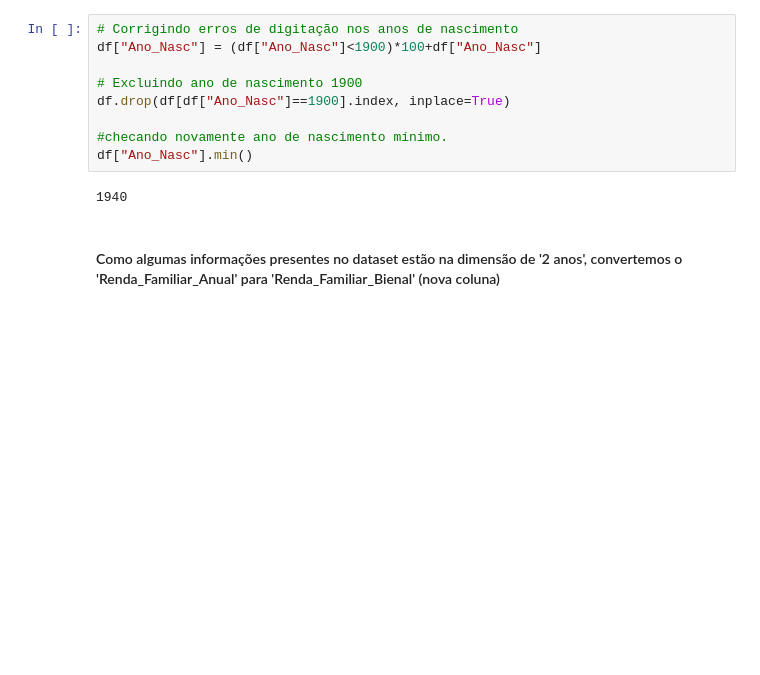
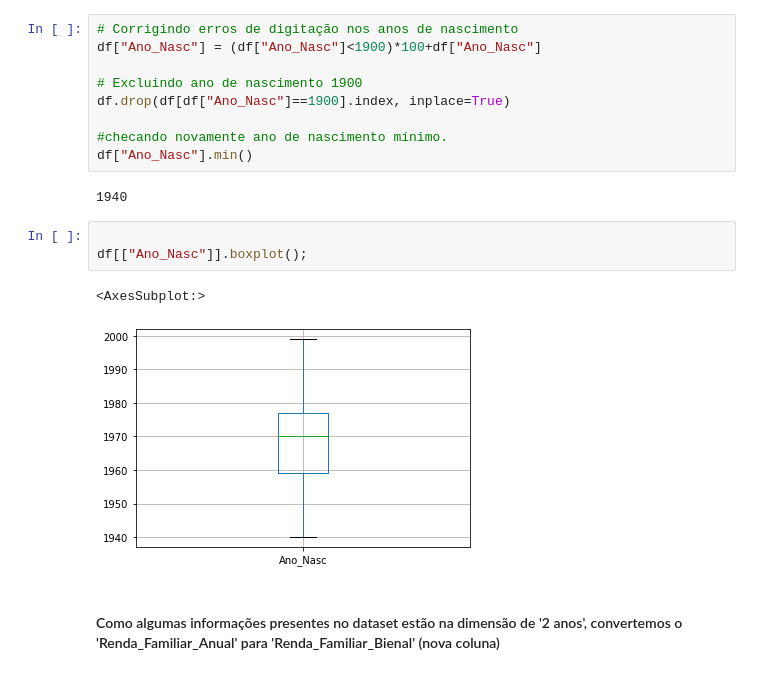
Before and after one commit to airtoncarneiro/LetsCode_Mod04, a Jupyter notebook: Customer Personality.ipynb, the cells around one changed output. Saved outputs shown, nothing was run; the diff lists cells and outputs as text; blank space fills up the shorter version.

```diff
--- a/Customer Personality.ipynb
+++ b/Customer Personality.ipynb
@@ -298,6 +310,12 @@ df.drop(df[df["Ano_Nasc"]==1900].index, inplace=True)
 df["Ano_Nasc"].min()
 # %% [output]
 1940
+# %%
+
+df[["Ano_Nasc"]].boxplot();
+# %% [output]
+<AxesSubplot:>
+[figure, added]
 # %% [markdown]
 #### Como algumas informações presentes no dataset estão na dimensão de '2 anos', convertemos o 'Renda_Familiar_Anual' para 'Renda_Familiar_Bienal' (nova coluna)
 # %%
```
Also changed, not shown: parts of 29 cells of this notebook.
